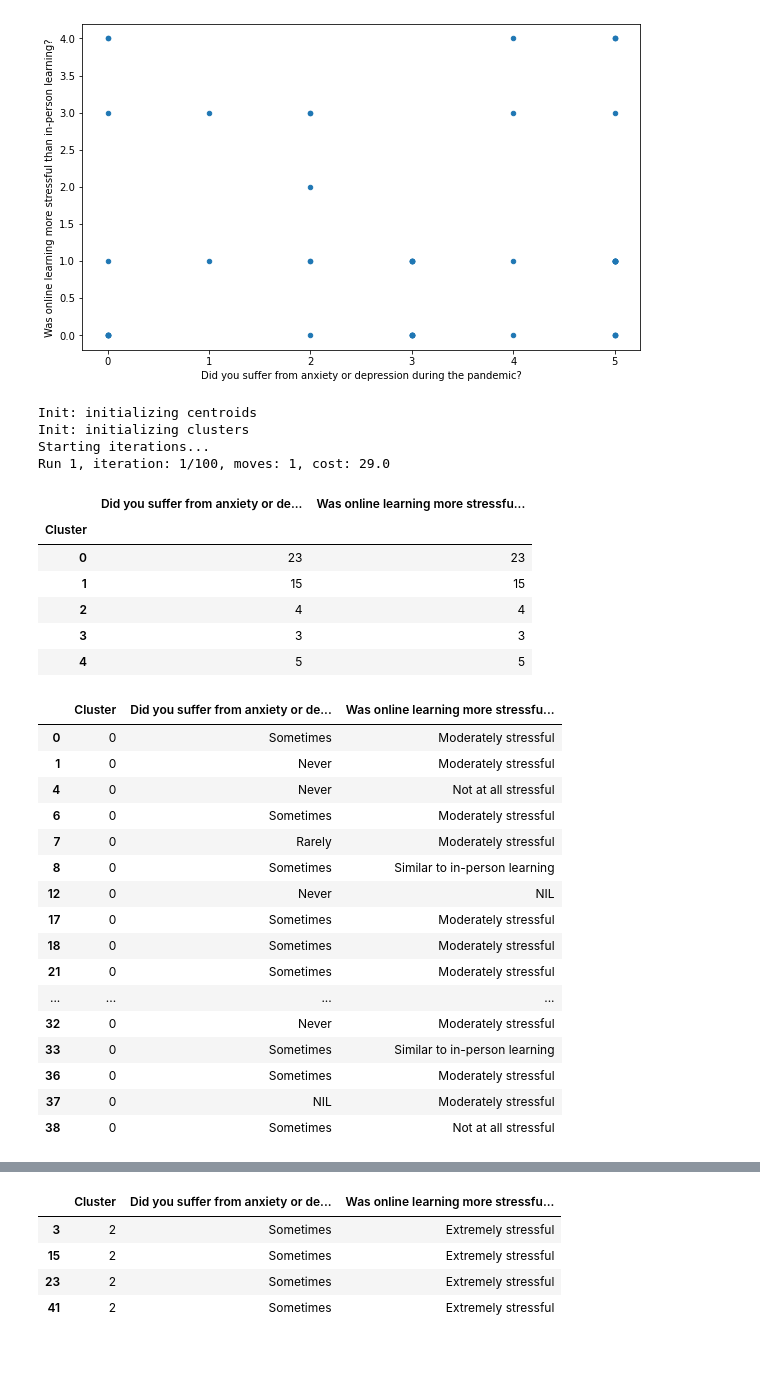
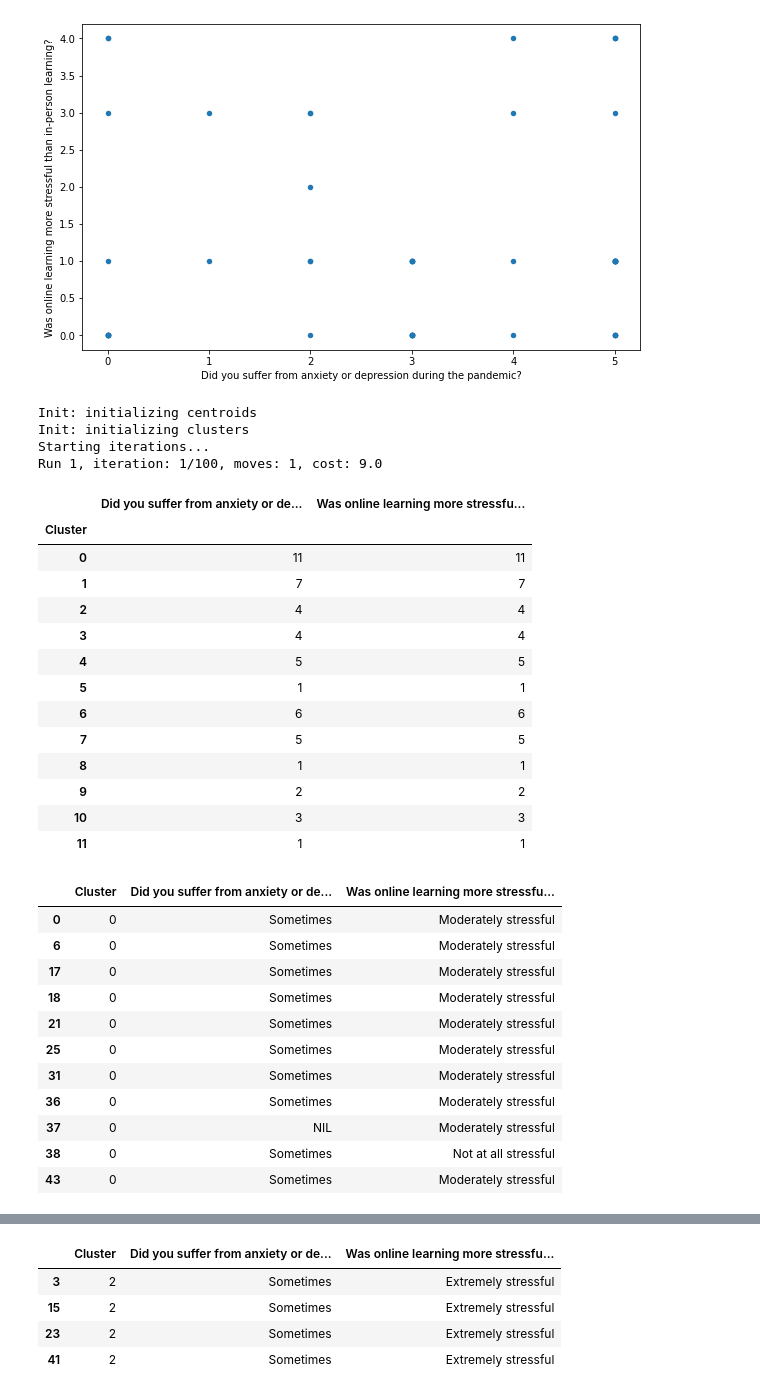
Before and after one commit to abdulbhutta/Summer-Research-2022, a Jupyter notebook: DataAnalysis.ipynb, the cells around one changed output, grey strips where cells are left out. Cells and saved outputs as stored; diff of their text form; code cells hidden in the pictures; blank space fills up the shorter version.

Commit message:
Updated Tables

```diff
--- a/DataAnalysis.ipynb
+++ b/DataAnalysis.ipynb
@@ -137,45 +171,47 @@ plt.show()
 # %%
 # Building the model with 5 clusters
 # Finding relationship between anxiety/depression and in-person learning
-kmode = KModes(n_clusters=5, init = "Cao", n_init = 1, verbose=1)
+kmode = KModes(n_clusters=12, init = "Cao", n_init = 1, verbose=1)
 clusters = kmode.fit_predict(Analysis1)
 
 Analysis1.insert(0, "Cluster", clusters, True)
 
 temp = Analysis1.groupby('Cluster')
 temp.count()
 # %% [output]
 Init: initializing centroids
 Init: initializing clusters
 Starting iterations...
-Run 1, iteration: 1/100, moves: 1, cost: 29.0
+Run 1, iteration: 1/100, moves: 1, cost: 9.0
 |  | Did you suffer from anxiety or de... | Was online learning more stressfu... |
 | Cluster |  |  |
-| 0 | 23 | 23 |
-| 1 | 15 | 15 |
+| 0 | 11 | 11 |
+| 1 | 7 | 7 |
 | 2 | 4 | 4 |
-| 3 | 3 | 3 |
+| 3 | 4 | 4 |
 | 4 | 5 | 5 |
+| 5 | 1 | 1 |
+| 6 | 6 | 6 |
+| 7 | 5 | 5 |
+| 8 | 1 | 1 |
+| 9 | 2 | 2 |
+| 10 | 3 | 3 |
+| 11 | 1 | 1 |
 # %%
 Analysis1[Analysis1['Cluster']== 0].head(20)
 # %% [output]
 |  | Cluster | Did you suffer from anxiety or de... | Was online learning more stressfu... |
 | 0 | 0 | Sometimes | Moderately stressful |
-| 1 | 0 | Never | Moderately stressful |
-| 4 | 0 | Never | Not at all stressful |
 | 6 | 0 | Sometimes | Moderately stressful |
-| 7 | 0 | Rarely | Moderately stressful |
-| 8 | 0 | Sometimes | Similar to in-person learning |
-| 12 | 0 | Never | NIL |
 | 17 | 0 | Sometimes | Moderately stressful |
 | 18 | 0 | Sometimes | Moderately stressful |
 | 21 | 0 | Sometimes | Moderately stressful |
-| ... | ... | ... | ... |
-| 32 | 0 | Never | Moderately stressful |
-| 33 | 0 | Sometimes | Similar to in-person learning |
+| 25 | 0 | Sometimes | Moderately stressful |
+| 31 | 0 | Sometimes | Moderately stressful |
 | 36 | 0 | Sometimes | Moderately stressful |
 | 37 | 0 | NIL | Moderately stressful |
 | 38 | 0 | Sometimes | Not at all stressful |
+| 43 | 0 | Sometimes | Moderately stressful |
 # %%
 Analysis1[Analysis1['Cluster']== 1].head(20)
 # %% [output]
```
Also changed, not shown: parts of 15 cells of this notebook, 1 other file.
